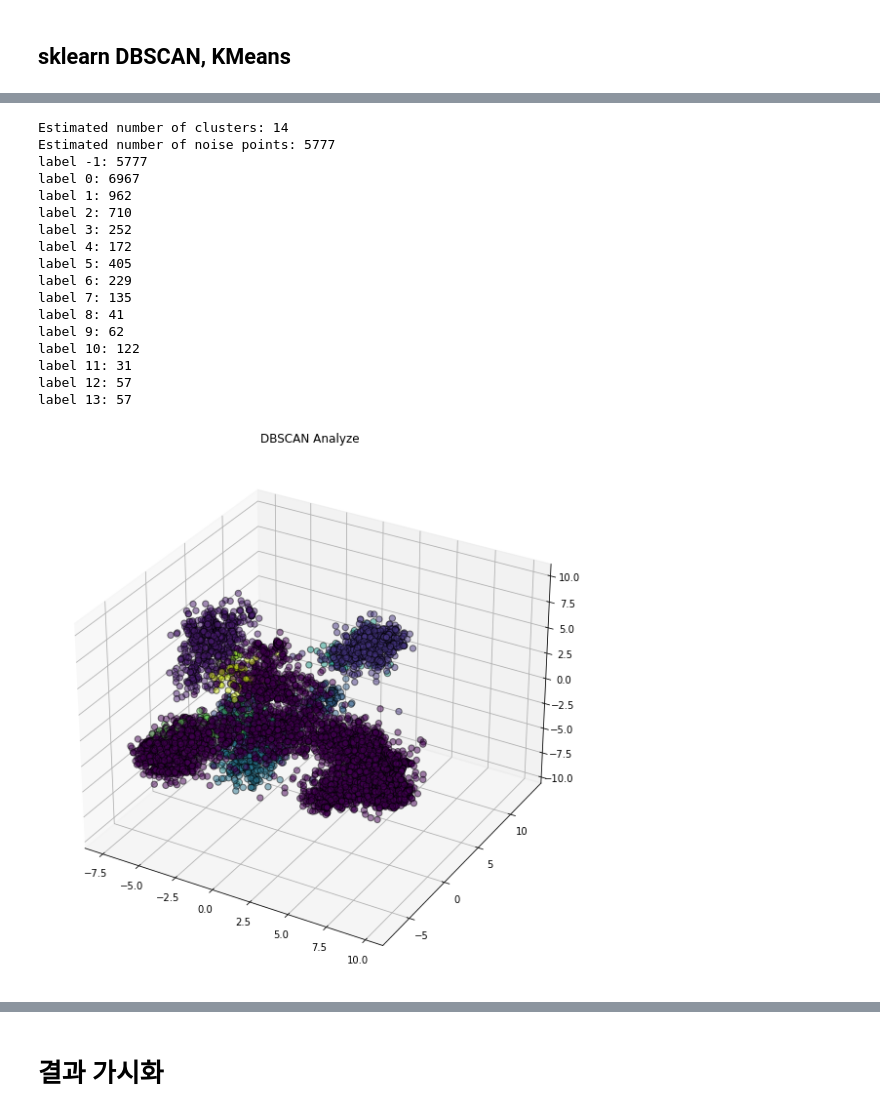
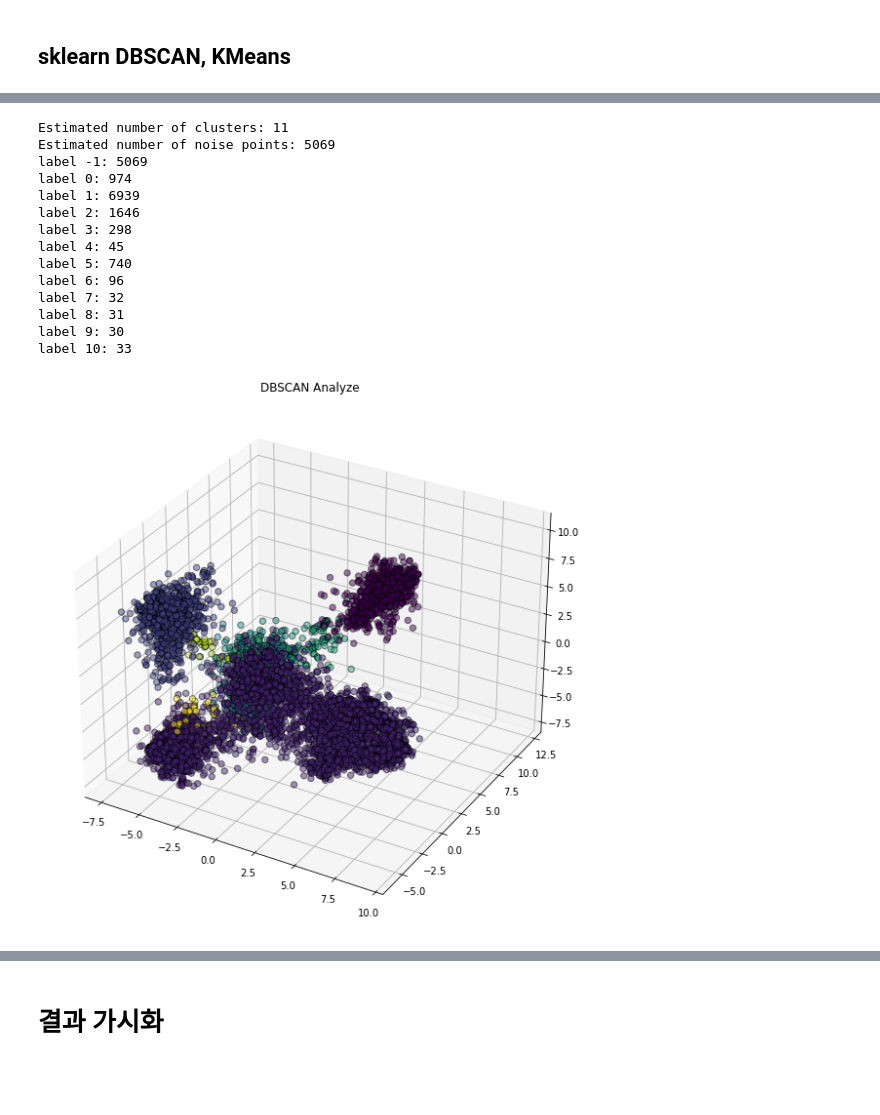
Before and after one commit to dogzz9445/team_fight_tactics_analyze, a Jupyter notebook: Main.ipynb, the cells around one changed output, grey strips where cells are left out. Saved outputs shown, nothing was run; the diff lists cells and outputs as text; code cells hidden in the pictures; blank space fills up the shorter version.

```diff
--- a/Main.ipynb
+++ b/Main.ipynb
@@ -15,6 +16,2 @@ from Configuration import *
 # %%
-db = DatabaseManager()
-df_read = pd.read_sql(db.session.query(Participant) \
-              .join(Match) \
-              .filter(Participant.is_analyzed == False) \
-              .filter(Match.setnumber == 5).statement, db.session.bind)
+db_manager = DatabaseManager()
@@ -25,15 +42,18 @@ df_read
 # %%
-df_clustering = df.drop(['id',
-                       'gold_left',
-                       'last_round',
-                       'level',
-                       'placement',
-                       'players_eliminated',
-                       'time_eliminated',
-                       'total_damage_to_players',
-                       'match_id',
-                       'traits',
-                       'champions'], axis=1)
+df_clustering = df_read.drop(['id',
+                              'last_round',
+                              'level',
+                              'placement',
+                              'players_eliminated',
+                              'time_eliminated',
+                              'total_damage_to_players',
+                              'traits',
+                              'champions',
+                              'is_analyzed',
+                              'match_id',
+                              'participant_id',
+                              'id_1',
+                              'gold_left'], axis=1)
 # %% [markdown]
 ## sklearn DBSCAN, KMeans
 # %%
@@ -51,59 +73,56 @@ df_db = StandardScaler().fit_transform(df_db)
 
 # Compute DBSCAN
 db = DBSCAN(eps=7.142, min_samples=30).fit(df_db)
-core_samples_mask = np.zeros_like(db.labels_, dtype=bool)
-core_samples_mask[db.core_sample_indices_] = True
-core_samples_mask = np.zeros_like(db.labels_, dtype=bool)
-core_samples_mask[db.core_sample_indices_] = True
 db_labels = db.labels_
 
 # Number of clusters in labels, ignoring noise if present.
 db_n_clusters_ = len(set(db_labels)) - (1 if -1 in db_labels else 0)
 db_n_noise_ = list(db_labels).count(-1)
 
 print('Estimated number of clusters: %d' % db_n_clusters_)
 print('Estimated number of noise points: %d' % db_n_noise_)
 
+count_db_labels = []
 unique, counts = np.unique(db_labels, return_counts=True)
 for u, c in zip(unique, counts):
     print('label ' + str(u) + ": " + str(c))
-count_db_labels = dict(zip(unique, counts))
+    count_db_labels.append(dict({'label': u, 'counts': c}))
 
 # 그래프
 pca_db = PCA(n_components=3)
 X_db_fit_pca = pca_db.fit_transform(df_db)
 
-df_remove_noise = pd.concat([pd.DataFrame(X_db_fit_pca), pd.Series(db_labels, name='label')], axis=1)
-df_remove_noise = df_remove_noise.loc[df_remove_noise['label'] > -1]
+df_db_result = pd.DataFrame(X_db_fit_pca)
+df_db_result['label'] = pd.Series(db_labels, name='label')
+df_read['label'] = pd.Series(db_labels, name='label')
+df_db_result['id'] = df_read['id']
+df_remove_noise = df_db_result.loc[df_db_result['label'] > -1]
 
 fig = plt.figure(figsize=(20,10))
 ax = fig.add_subplot(111, projection='3d')
 ax.scatter(df_remove_noise[0],df_remove_noise[1],df_remove_noise[2],
             c=df_remove_noise['label'], cmap='viridis',
             edgecolor='k', s=40, alpha = 0.5)
 
 ax.set_title("DBSCAN Analyze")
 ax.dist = 10
 
 plt.autoscale(enable=True, axis='x', tight=True)
 
 plt.show()
 # %% [output]
-Estimated number of clusters: 14
-Estimated number of noise points: 5777
-label -1: 5777
-label 0: 6967
-label 1: 962
-label 2: 710
-label 3: 252
-label 4: 172
-label 5: 405
-label 6: 229
-label 7: 135
-label 8: 41
-label 9: 62
-label 10: 122
-label 11: 31
-label 12: 57
-label 13: 57
+Estimated number of clusters: 11
+Estimated number of noise points: 5069
+label -1: 5069
+label 0: 974
+label 1: 6939
+label 2: 1646
+label 3: 298
+label 4: 45
+label 5: 740
+label 6: 96
+label 7: 32
+label 8: 31
+label 9: 30
+label 10: 33
-[figure, old version]
+[figure, new version]
```
Also changed, not shown: parts of 14 cells of this notebook, 10 other files.
